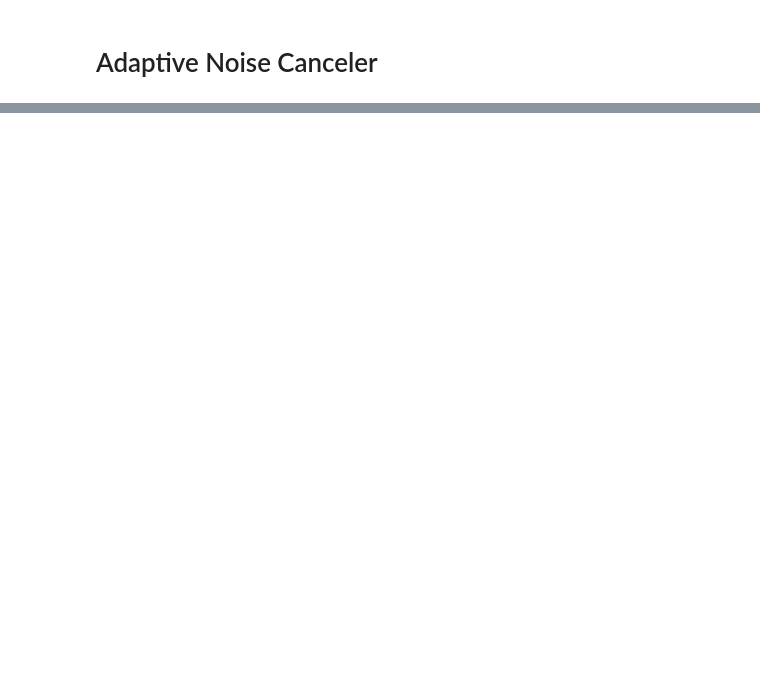
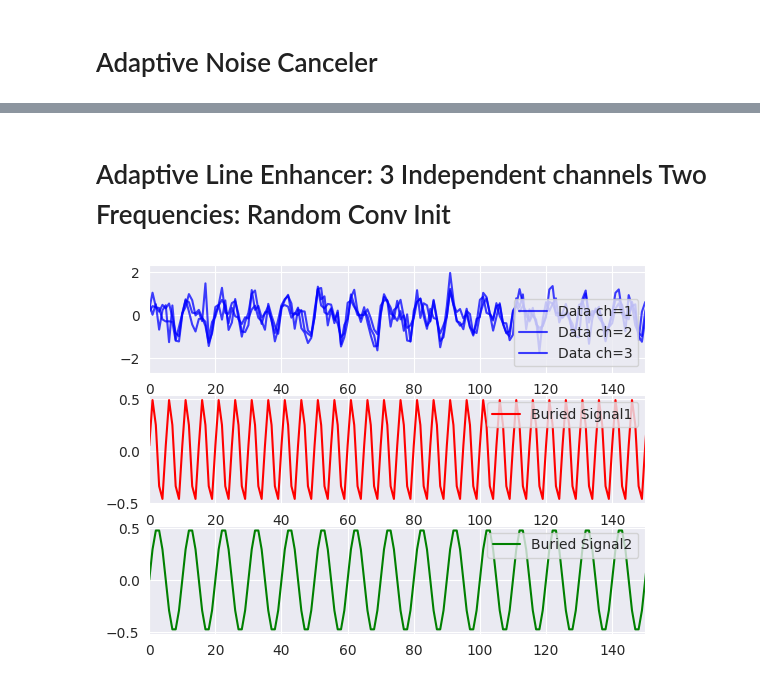
Before and after one commit to HCIP-6250-Spring-2024/linville_medium, a Jupyter notebook: scripts/Conv1.ipynb, the cells around one changed output, grey strips where cells are left out. Cells and saved outputs as stored; diff of their text form; code cells hidden in the pictures; blank space fills up the shorter version.

```diff
--- a/scripts/Conv1.ipynb
+++ b/scripts/Conv1.ipynb
@@ -224,0 +317,40 @@ array([ 0.01692531,  0.77625812, -0.76743074, ...,  0.61396525,
+# %% [markdown]
+# Adaptive Line Enhancer: 3 Independent channels Two Frequencies: Random Conv Init
+# %%
+#Generate Data
+Fs = 10
+delay=10
+N = 1024*2 + delay
+noise  = np.random.normal(0,scale=(0.3,0.5,0.25),size=(N,3))
+signal1 = 0.5*np.sin((2 * np.pi * 2 * np.arange(N) + np.pi/3)/ Fs)
+signal2 = 0.5*np.sin((2 * np.pi * 1 * np.arange(N) )/ Fs)
+data = signal1[:,np.newaxis] +  signal2[:,np.newaxis] + noise
+
+#plt.plot(np.squeeze(data),label='Resonator Data')
+plt.subplot(311)
+plt.plot(data[:,0],label='Data ch=1',c='b',alpha=0.75)
+plt.plot(data[:,1],label='Data ch=2',c='b',alpha=0.75)
+plt.plot(data[:,2],label='Data ch=3',c='b',alpha=0.75)
+plt.legend()
+plt.xlim([0,150])
+
+plt.subplot(312)
+plt.plot(signal1,label='Buried Signal1',c='r')
+plt.legend()
+plt.xlim([0,150])
+
+plt.subplot(313)
+plt.plot(signal2,label='Buried Signal2',c='g')
+plt.legend()
+plt.xlim([0,150])
+
+
+S=N-delay
+B=1
+x_train=np.reshape(data[0:-delay,:],(B,S,3))
+y_train1=np.reshape(data[delay:,0],(B,S,1))
+y_train2=np.reshape(data[delay:,1],(B,S,1))
+y_train3=np.reshape(data[delay:,2],(B,S,1))
+y_train=[y_train1,y_train2,y_train3]
+# %% [output]
+[figure, added]
```
Also changed, not shown: parts of 19 cells of this notebook, 2 other files.
